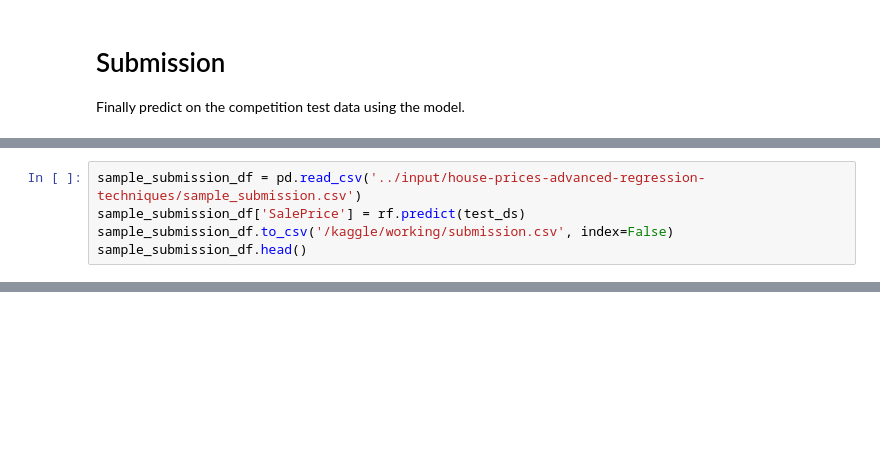
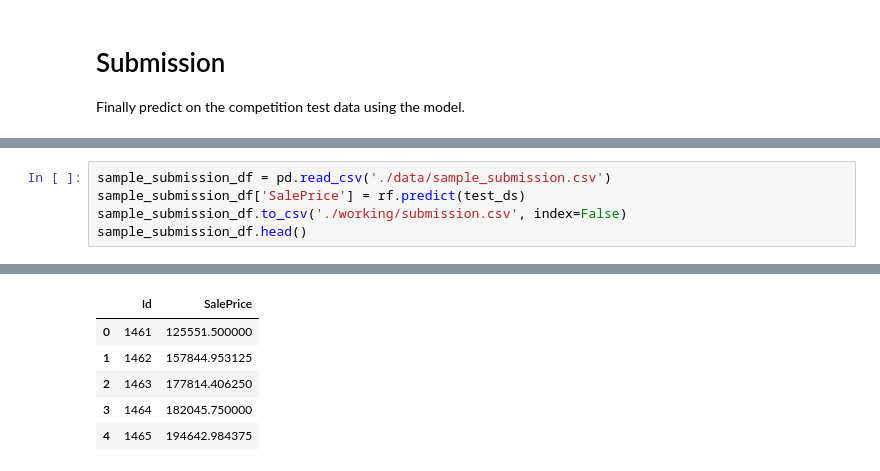
Before and after one commit to einarhre/kaggle-projects, a Jupyter notebook: Houseprices/notebook.ipynb, the cells around one changed output, grey strips where cells are left out. Drawn from its saved outputs; the diff is of its cells as text; blank space fills up the shorter version.

```diff
--- a/Houseprices/notebook.ipynb
+++ b/Houseprices/notebook.ipynb
@@ -263,5 +411,6 @@ output.head()
 # %%
-sample_submission_df = pd.read_csv('../input/house-prices-advanced-regression-techniques/sample_submission.csv')
+sample_submission_df = pd.read_csv('./data/sample_submission.csv')
 sample_submission_df['SalePrice'] = rf.predict(test_ds)
-sample_submission_df.to_csv('/kaggle/working/submission.csv', index=False)
+sample_submission_df.to_csv('./working/submission.csv', index=False)
 sample_submission_df.head()
+# %% [output]
@@ -267,0 +418,6 @@ sample_submission_df.head()
+|  | Id | SalePrice |
+| 0 | 1461 | 125551.500000 |
+| 1 | 1462 | 157844.953125 |
+| 2 | 1463 | 177814.406250 |
+| 3 | 1464 | 182045.750000 |
+| 4 | 1465 | 194642.984375 |
```
Also changed, not shown: parts of 25 cells of this notebook.
